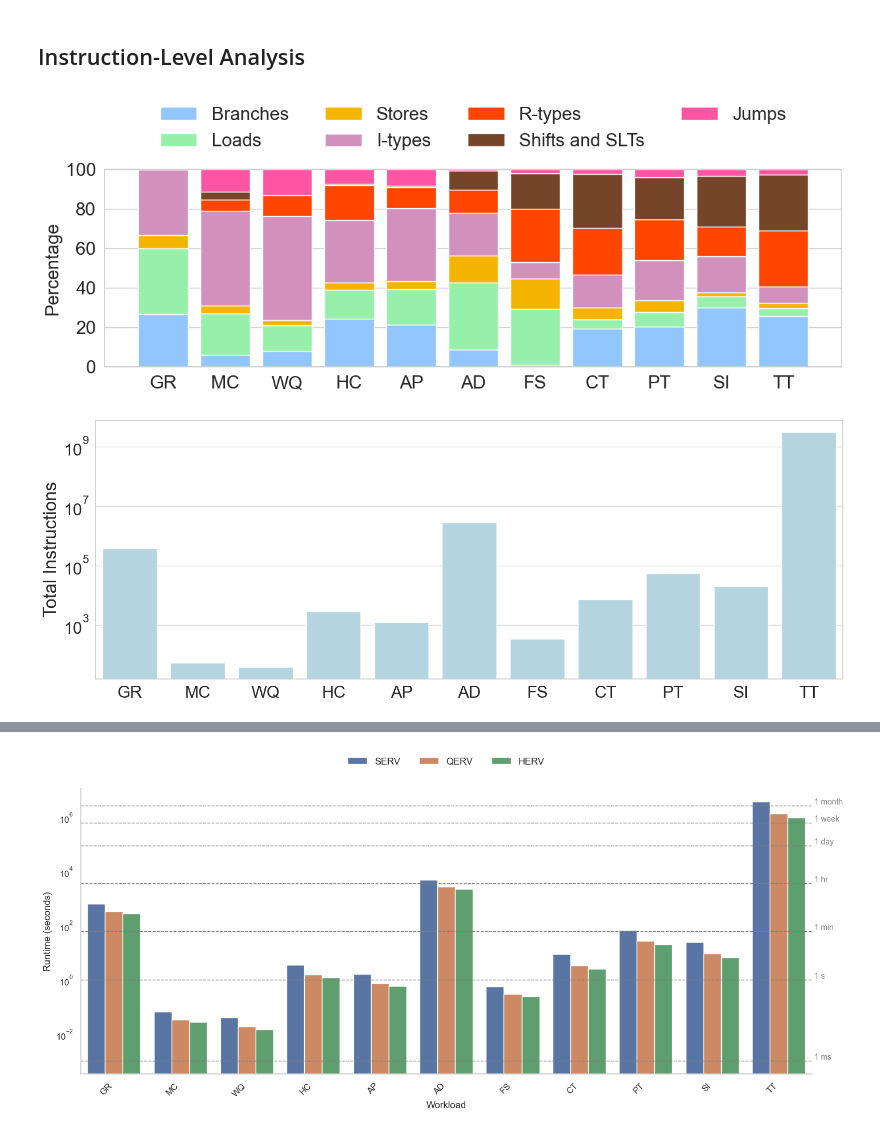
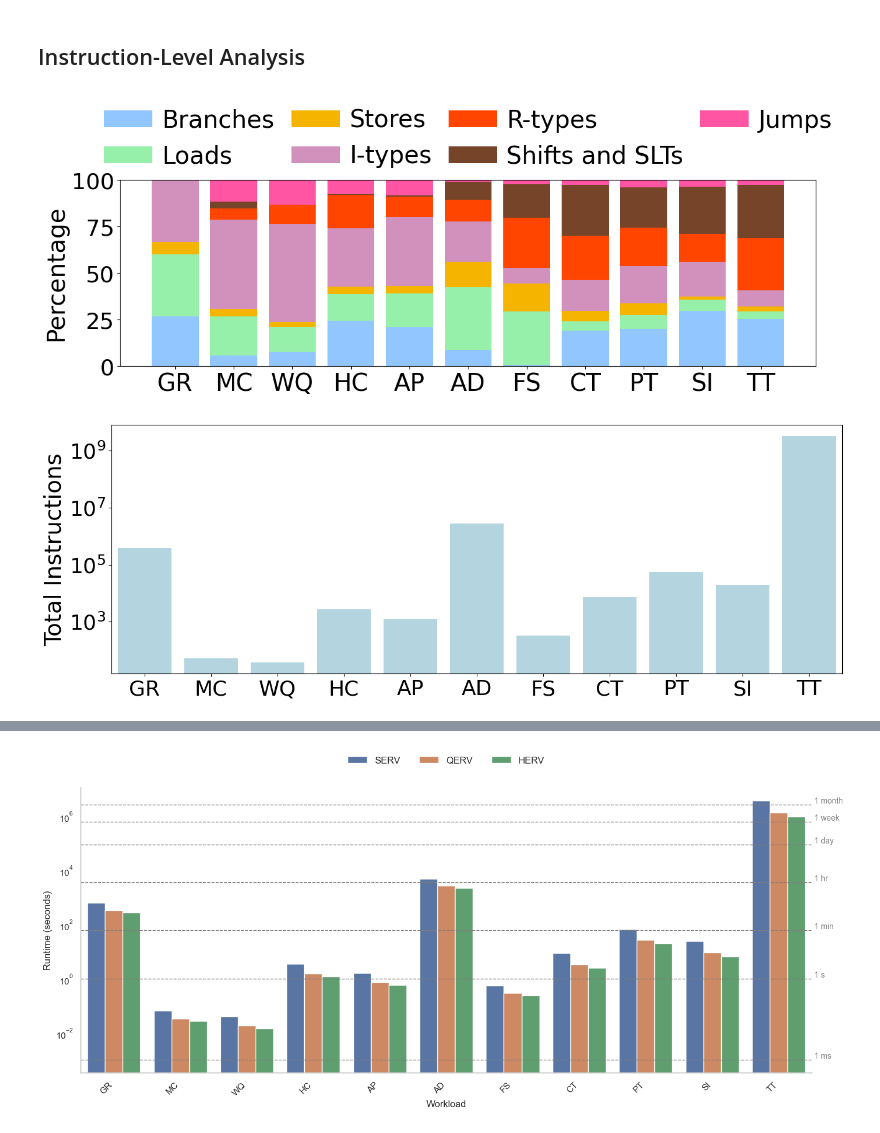
Before and after one commit to ShvetankPrakash/FlexiFlow, a Jupyter notebook: model/FlexiBenchAnalysis.ipynb, the cells around one changed output, grey strips where cells are left out. Drawn from its saved outputs; the diff is of its cells as text; code cells hidden in the pictures.

```diff
--- a/model/FlexiBenchAnalysis.ipynb
+++ b/model/FlexiBenchAnalysis.ipynb
@@ -93,7 +93,7 @@ csv_path = "instr-counts.csv"
 df = pd.read_csv(csv_path)
 # %%
 # Set common figure text sizing for consistency
-TEXT_SIZE = 25
+TEXT_SIZE = 28
 plt.rcParams.update({
     "axes.titlesize": TEXT_SIZE,
     "axes.labelsize": TEXT_SIZE,
@@ -175,33 +175,35 @@ def plot_instruction_mix(instruction_data, total_instructions_data):
         #             fontsize=TEXT_SIZE-2,
         #         )
 
     # Ensure all four borders (spines) are visible
     for spine in ['top', 'right', 'left', 'bottom']:
         ax.spines[spine].set_visible(True)
 
     ax.set_ylabel('Percentage', fontsize=TEXT_SIZE)
     ax.legend(
         loc='upper center',
-        bbox_to_anchor=(0.5, 1.4),
+        bbox_to_anchor=(0.5, 1.5),  # Move legend closer to the plot
         ncol=4,
         frameon=False,
         fontsize=TEXT_SIZE,
-        alignment='center'
+        alignment='center',
+        columnspacing=0.7,  # Reduce horizontal space between entries
+        handletextpad=0.4   # Reduce space between handle and text
     )
     ax.set_xticks(list(range(len(df_pivot.index))))
     # ax.set_xticklabels(df_pivot.index, rotation=45, ha='right')
     plt.xticks(rotation=0, ha='center',fontsize=TEXT_SIZE)
     plt.subplots_adjust(
         top=0.80,
         bottom=0.50,
         left=0.10,
         right=0.80
     )
     plt.ylim(0, 100)
     plt.savefig("plots/instruction_mix.pdf", dpi=300, bbox_inches='tight')
     plt.show()
 
 # Call all plots
 plot_instruction_mix(instruction_data, total_instructions_data)
 # %% [output]
-[figure, old version]
+[figure, new version]
@@ -214,7 +227,7 @@ def plot_total_instructions(total_instructions_data):
         "Workload": sorted_workloads,
         "Total Instructions": total_instructions
     }
-    fig, ax = plt.subplots(figsize=(16, 6))
+    fig, ax = plt.subplots(figsize=(14, 5))
     sns.barplot(
         x="Workload",
         y="Total Instructions",
@@ -245,7 +258,7 @@ def plot_total_instructions(total_instructions_data):
 
 plot_total_instructions(total_instructions_data)
 # %% [output]
-[figure, old version]
+[figure, new version]
 # %%
 
 # 3. Plot total cycles per instruction (stacked bar, log scale) using seaborn
```
Also changed, not shown: parts of 5 cells of this notebook, 2 other files.
